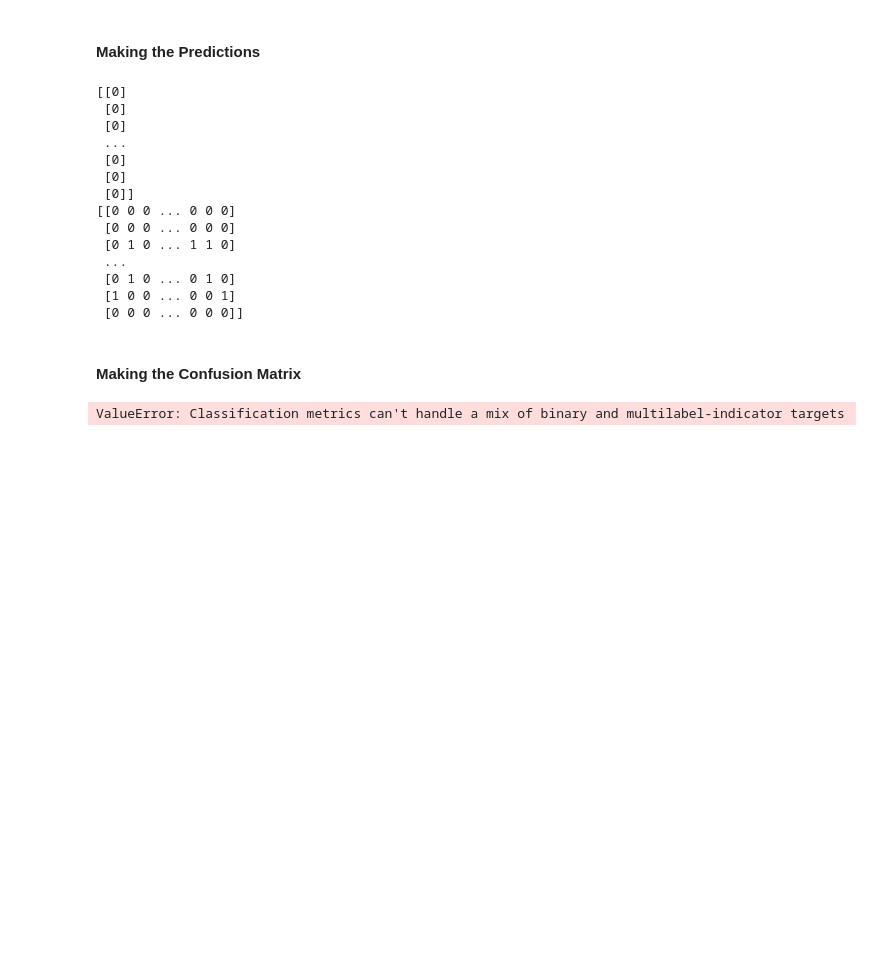
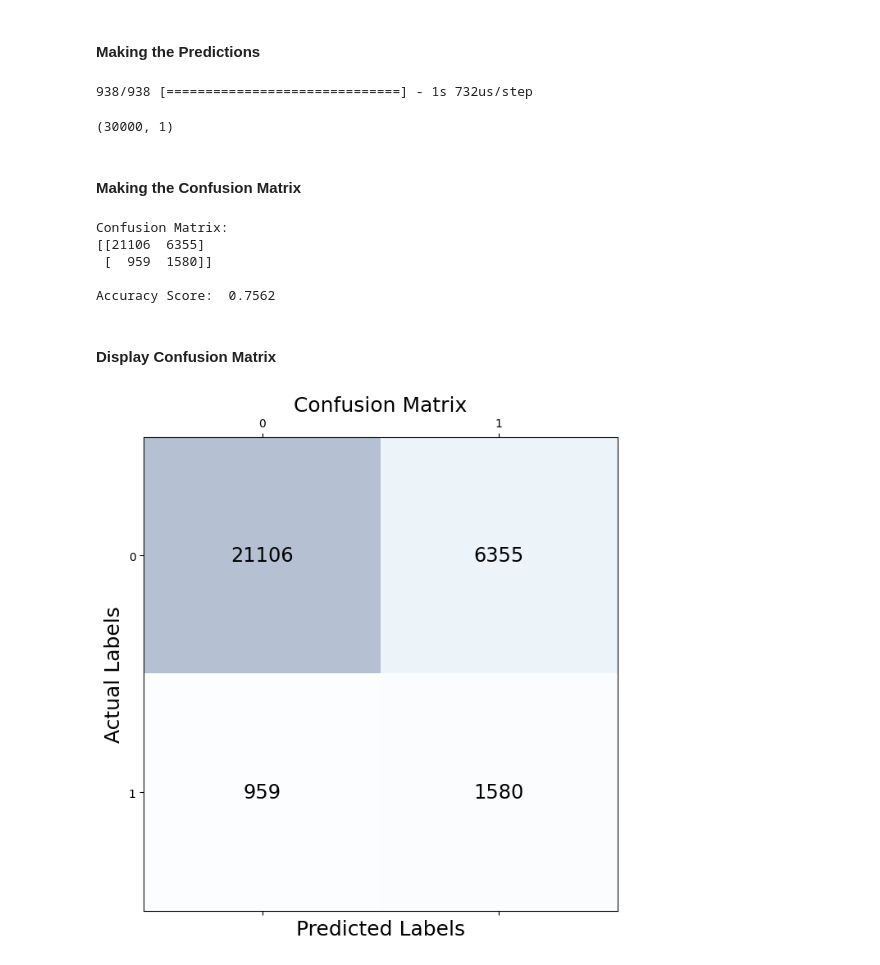
Before and after one commit to IzatheGreat15/Intelligent_Systems, a Jupyter notebook: Monzales Activity/monzales.ipynb, the cells around one changed output. Drawn from its saved outputs; the diff is of its cells as text; code cells hidden in the pictures; blank space fills up the shorter version.

Commit message:
prediction + conclusion

```diff
--- a/Monzales Activity/monzales.ipynb
+++ b/Monzales Activity/monzales.ipynb
@@ -662,39 +662,60 @@ Test Loss: 0.0953, Test Accuracy: 0.9677
 # %% [markdown]
 #### Making the Predictions
 # %%
-model = keras.Sequential()
+model = tf.keras.models.Sequential()
 
 prediction = model.predict(input_test)
-prediction = (prediction > 0.5).astype(int)
-print(output_test)
-print(prediction)
+prediction = prediction[:, -1].reshape(-1, 1)
+prediction = np.array((prediction > 0.5))
+
+prediction.shape
 # %% [output]
-[[0]
- [0]
- [0]
- ...
- [0]
- [0]
- [0]]
-[[0 0 0 ... 0 0 0]
- [0 0 0 ... 0 0 0]
- [0 1 0 ... 1 1 0]
- ...
- [0 1 0 ... 0 1 0]
- [1 0 0 ... 0 0 1]
- [0 0 0 ... 0 0 0]]
+938/938 [==============================] - 1s 732us/step
+(30000, 1)
 # %% [markdown]
 #### Making the Confusion Matrix
 # %%
 from sklearn.metrics import confusion_matrix, accuracy_score
 import matplotlib.pyplot as plt
 
-output_test = np.array(output_test)
+output_test = np.array(output_test).flatten()
 
 # Create a confusion matrix
 conf_matrix = confusion_matrix(output_test, prediction)
 
 print("Confusion Matrix:")
 print(conf_matrix)
+
+print("\nAccuracy Score: ", accuracy_score(output_test, prediction))
 # %% [output]
-ValueError: Classification metrics can't handle a mix of binary and multilabel-indicator targets
+Confusion Matrix:
+[[21106  6355]
+ [  959  1580]]
+
+Accuracy Score:  0.7562
+# %% [markdown]
+#### Display Confusion Matrix
+# %%
+# Create a figure and axis for the plot
+fig, ax = plt.subplots(figsize=(7.5, 7.5))
+
+# Display the confusion matrix as a heatmap with a blue color map and transparency
+ax.matshow(conf_matrix, cmap=plt.cm.Blues, alpha=0.3)
+
+# Loop through rows and columns of the confusion matrix
+for row in range(conf_matrix.shape[0]):
+    for column in range(conf_matrix.shape[1]):
+        # Add text with the value of each cell in the center
+        ax.text(x=column, y=row, s=conf_matrix[row, column], va='center', ha='center', size='xx-large')
+
+# Set labels for the x and y axes
+plt.xlabel('Predicted Labels', fontsize=18)
+plt.ylabel('Actual Labels', fontsize=18)
+
+# Set the title of the plot
+plt.title('Confusion Matrix', fontsize=18)
+
+# Display the plot
+plt.show()
+# %% [output]
+[figure, added]
```
Also changed, not shown: parts of 6 cells of this notebook, 1 other file.
